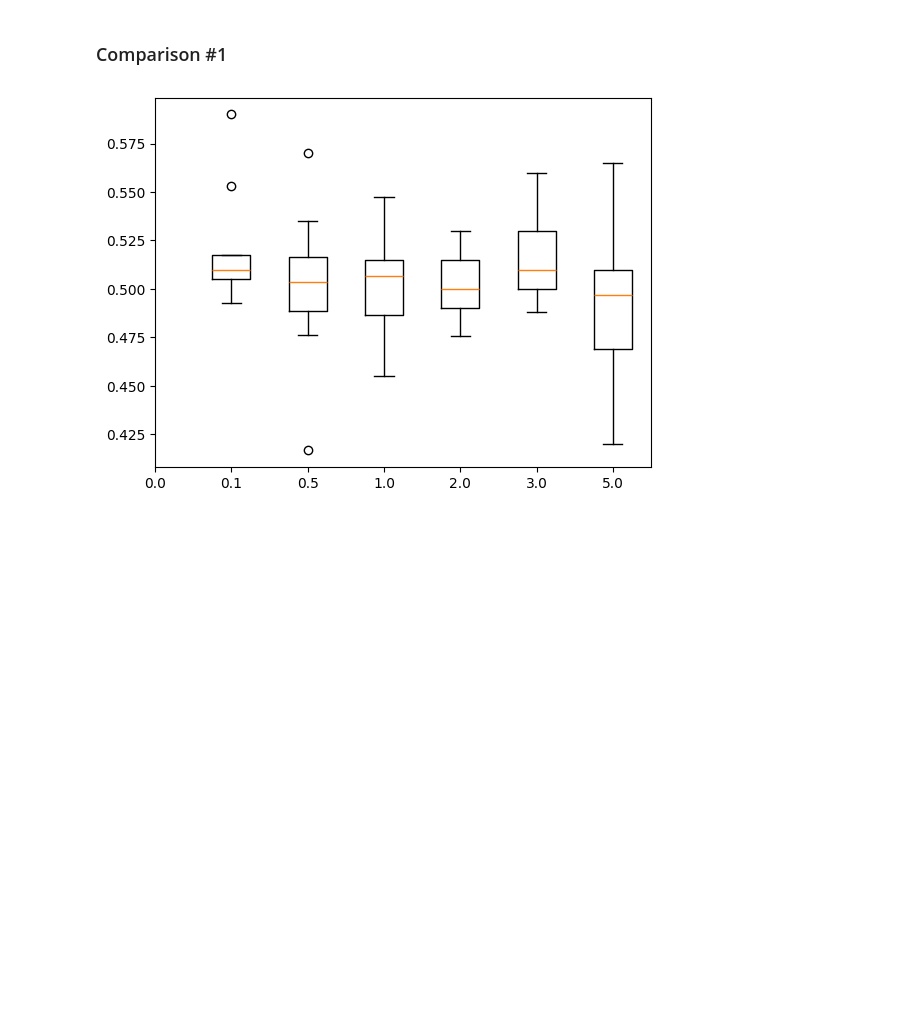
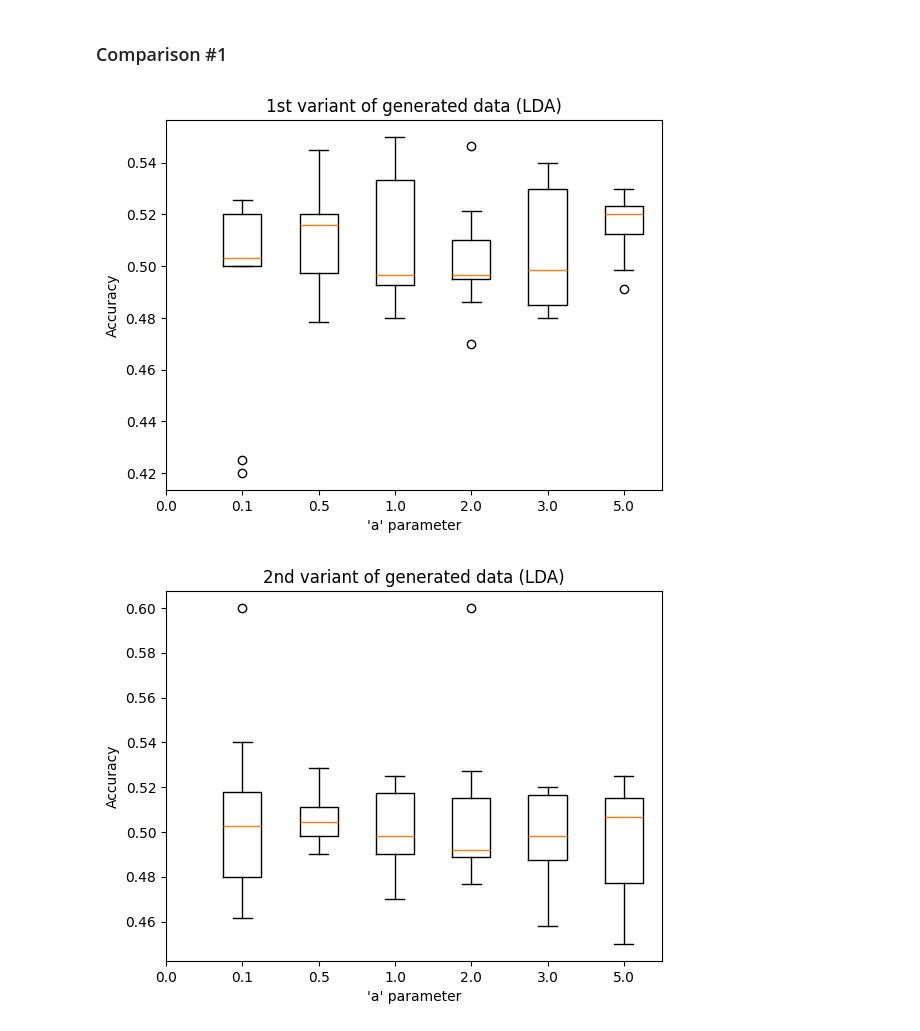
Before and after one commit to PrusWielki/adv-machine-learning-proj-1, a Jupyter notebook: solution.ipynb, the cells around one changed output. Drawn from its saved outputs; the diff is of its cells as text; code cells hidden in the pictures; blank space fills up the shorter version.

Commit message:
2nd data generation scheme

```diff
--- a/solution.ipynb
+++ b/solution.ipynb
@@ -114,23 +114,39 @@ def get_accuracy(model:LDA|QDA|NB,X_test,y_test):
 # %% [markdown]
 ### Comparison #1
 # %%
-(X,y)=scheme_1_data_generator(2)
 lda=LDA()
 # scheme_2_data_generator(1,0.5)
 splits = [0.1,0.2,0.3,0.4,0.5,0.6,0.7,0.8,0.9]
 a_params = [0.1,0.5,1,2,3,5]
-accuracies=[]
+accuracies_scheme_1=[]
+accuracies_scheme_2=[]
 for a in a_params:
-    accuracy=[]
+    accuracy_scheme_1=[]
+    accuracy_scheme_2=[]
     for x in splits:
         (X,y)=scheme_1_data_generator(a)
         X_train, X_test, y_train, y_test = train_test_split(X, y, test_size=x, random_state=42)
         lda.fit(X_train,y_train)
-        accuracy.append(get_accuracy(lda,X_test,y_test))
-    accuracies.append(accuracy)
+        accuracy_scheme_1.append(get_accuracy(lda,X_test,y_test))
+        (X,y)=scheme_2_data_generator(a,0.5)
+        X_train, X_test, y_train, y_test = train_test_split(X, y, test_size=x, random_state=42)
+        lda.fit(X_train,y_train)
+        accuracy_scheme_2.append(get_accuracy(lda,X_test,y_test))
+    accuracies_scheme_1.append(accuracy_scheme_1)
+    accuracies_scheme_2.append(accuracy_scheme_2)
 
-plt.boxplot(accuracies)
+plt.boxplot(accuracies_scheme_1)
 plt.xticks(list(range(len(a_params)+1)),np.concatenate(([0],a_params)))
+plt.title("1st variant of generated data (LDA)")
+plt.ylabel("Accuracy")
+plt.xlabel("'a' parameter")
 plt.show()
+plt.boxplot(accuracies_scheme_2)
+plt.xticks(list(range(len(a_params)+1)),np.concatenate(([0],a_params)))
+plt.title("2nd variant of generated data (LDA)")
+plt.ylabel("Accuracy")
+plt.xlabel("'a' parameter")
+plt.show()
 # %% [output]
-[figure, old version]
+[figure, new version]
+[figure, added]
```
